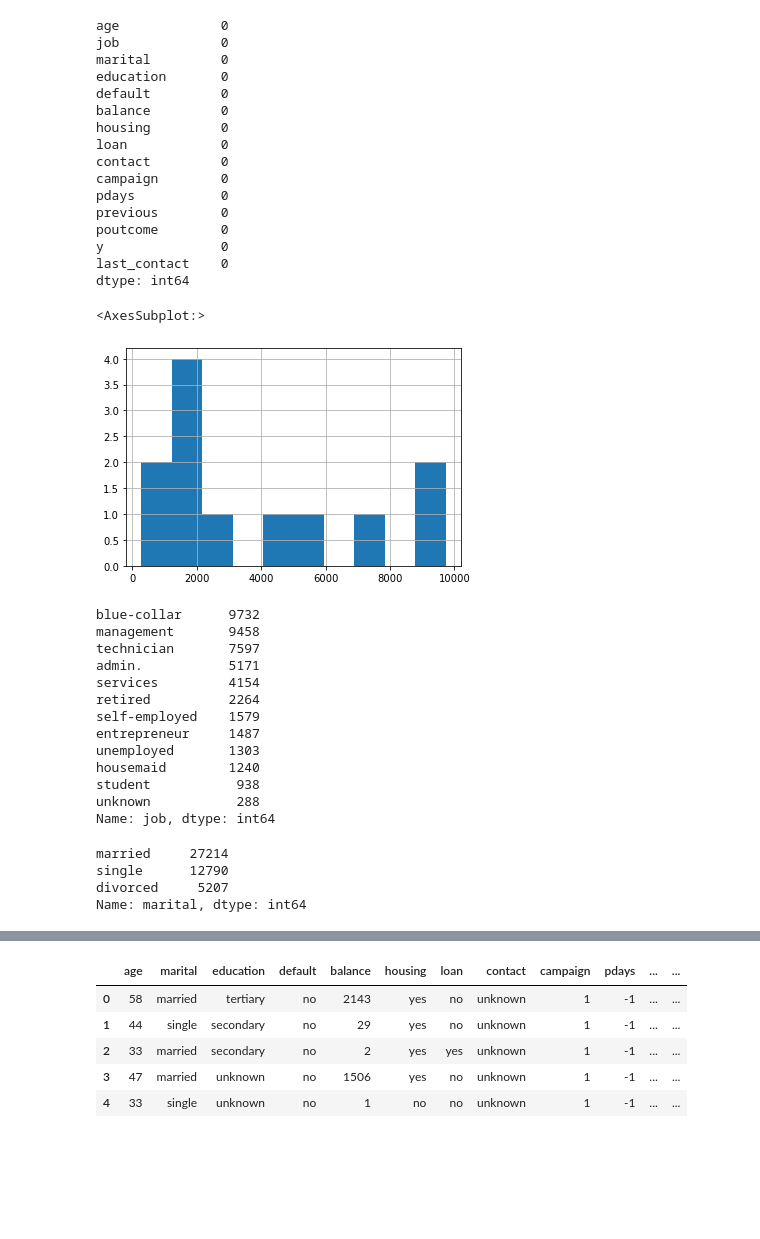
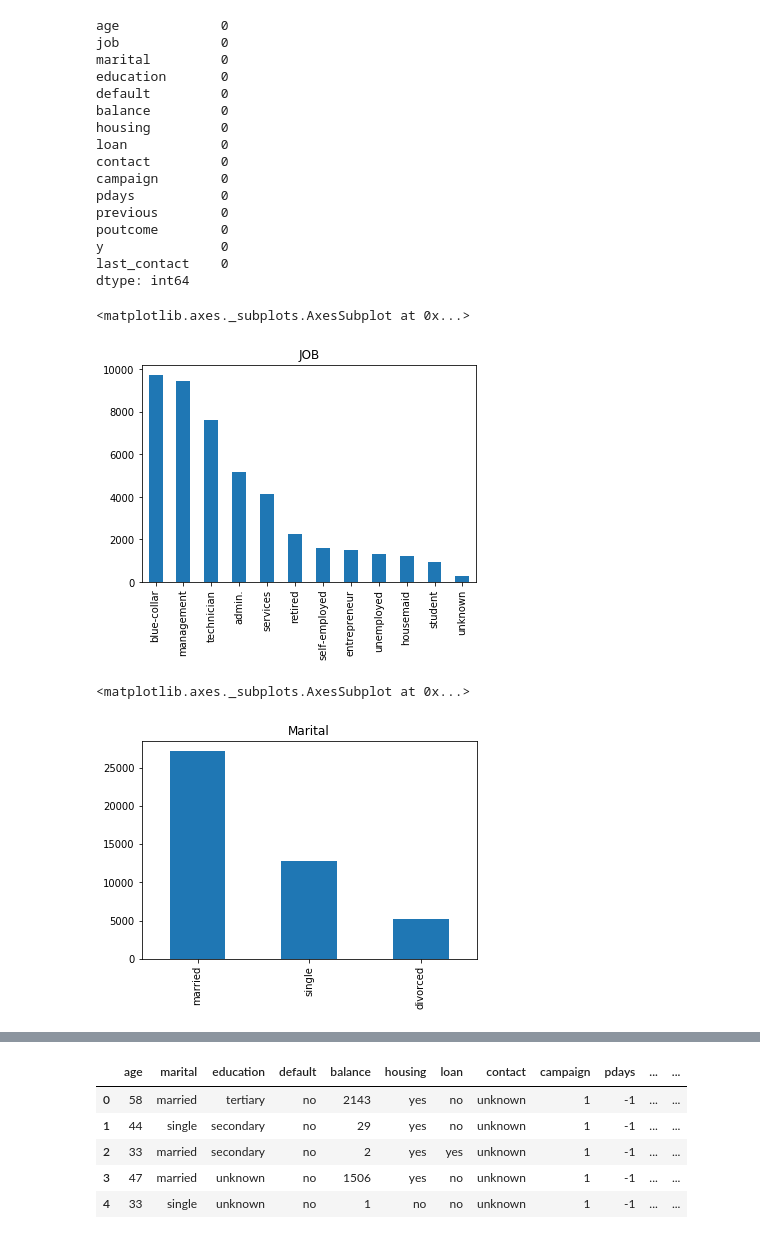
Before and after one commit to EmaTran/CSIS3290_GroupProject, a Jupyter notebook: MiniProject2/CSIS3290_MiniProject2.ipynb, the cells around one changed output, grey strips where cells are left out. Drawn from its saved outputs; the diff is of its cells as text; code cells hidden in the pictures; blank space fills up the shorter version.

```diff
--- a/MiniProject2/CSIS3290_MiniProject2.ipynb
+++ b/MiniProject2/CSIS3290_MiniProject2.ipynb
@@ -193,41 +195,17 @@ poutcome        0
 y               0
 last_contact    0
 dtype: int64
-# %%
-# with prefered we can use histograms to verify the distribution of values
-#Check value count of categorical variables other than yes or no
-
-#job
-df2['job'].value_counts().hist()
-# %% [output]
-<AxesSubplot:>
-[figure, removed]
-# %%
-#Check value count of categorical variables other than yes or no
-
-#job
-df2['job'].value_counts()
-# %% [output]
-blue-collar      9732
-management       9458
-technician       7597
-admin.           5171
-services         4154
-retired          2264
-self-employed    1579
-entrepreneur     1487
-unemployed       1303
-housemaid        1240
-student           938
-unknown           288
-Name: job, dtype: int64
+# %%
+#Job
+df2['job'].value_counts().plot(kind='bar', title='JOB')
+# %% [output]
+<matplotlib.axes._subplots.AxesSubplot at 0x...>
+[figure, added]
 # %%
-#marital
-df2['marital'].value_counts()
+#Marital
+df2['marital'].value_counts().plot(kind='bar', title='Marital')
 # %% [output]
-married     27214
-single      12790
-divorced     5207
-Name: marital, dtype: int64
+<matplotlib.axes._subplots.AxesSubplot at 0x...>
+[figure, added]
 # %%
 #education
```
Also changed, not shown: parts of 14 cells of this notebook.
